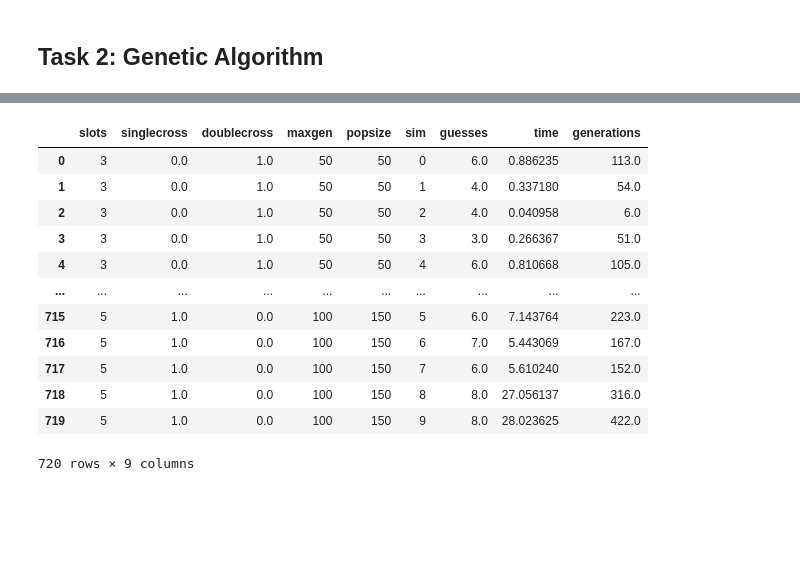
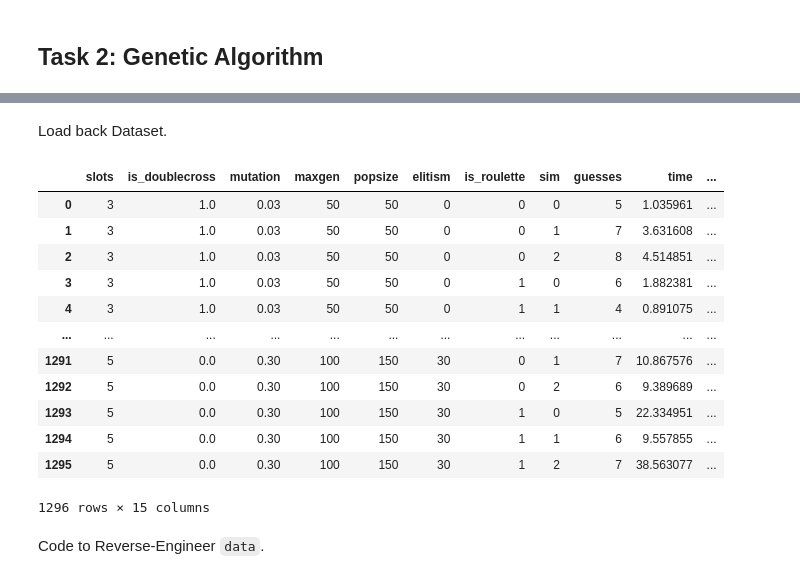
Before and after one commit to ThePyProgrammer/masterMind, a Jupyter notebook: Mastermind.ipynb, the cells around one changed output, grey strips where cells are left out. Cells and saved outputs as stored; diff of their text form; code cells hidden in the pictures; blank space fills up the shorter version.

```diff
--- a/Mastermind.ipynb
+++ b/Mastermind.ipynb
@@ -527,16 +687,21 @@ A subdirectory or file data already exists.
+# %% [markdown]
+Load back Dataset.
 # %%
 df = pd.read_csv("data/sims.csv")
+df
 # %% [output]
-|  | slots | singlecross | doublecross | maxgen | popsize | sim | guesses | time | generations |
-| 0 | 3 | 0.0 | 1.0 | 50 | 50 | 0 | 6.0 | 0.886235 | 113.0 |
-| 1 | 3 | 0.0 | 1.0 | 50 | 50 | 1 | 4.0 | 0.337180 | 54.0 |
-| 2 | 3 | 0.0 | 1.0 | 50 | 50 | 2 | 4.0 | 0.040958 | 6.0 |
-| 3 | 3 | 0.0 | 1.0 | 50 | 50 | 3 | 3.0 | 0.266367 | 51.0 |
-| 4 | 3 | 0.0 | 1.0 | 50 | 50 | 4 | 6.0 | 0.810668 | 105.0 |
-| ... | ... | ... | ... | ... | ... | ... | ... | ... | ... |
-| 715 | 5 | 1.0 | 0.0 | 100 | 150 | 5 | 6.0 | 7.143764 | 223.0 |
-| 716 | 5 | 1.0 | 0.0 | 100 | 150 | 6 | 7.0 | 5.443069 | 167.0 |
-| 717 | 5 | 1.0 | 0.0 | 100 | 150 | 7 | 6.0 | 5.610240 | 152.0 |
-| 718 | 5 | 1.0 | 0.0 | 100 | 150 | 8 | 8.0 | 27.056137 | 316.0 |
-| 719 | 5 | 1.0 | 0.0 | 100 | 150 | 9 | 8.0 | 28.023625 | 422.0 |
+|  | slots | is_doublecross | mutation | maxgen | popsize | elitism | is_roulette | sim | guesses | time | ... |
+| 0 | 3 | 1.0 | 0.03 | 50 | 50 | 0 | 0 | 0 | 5 | 1.035961 | ... |
+| 1 | 3 | 1.0 | 0.03 | 50 | 50 | 0 | 0 | 1 | 7 | 3.631608 | ... |
+| 2 | 3 | 1.0 | 0.03 | 50 | 50 | 0 | 0 | 2 | 8 | 4.514851 | ... |
+| 3 | 3 | 1.0 | 0.03 | 50 | 50 | 0 | 1 | 0 | 6 | 1.882381 | ... |
+| 4 | 3 | 1.0 | 0.03 | 50 | 50 | 0 | 1 | 1 | 4 | 0.891075 | ... |
+| ... | ... | ... | ... | ... | ... | ... | ... | ... | ... | ... | ... |
+| 1291 | 5 | 0.0 | 0.30 | 100 | 150 | 30 | 0 | 1 | 7 | 10.867576 | ... |
+| 1292 | 5 | 0.0 | 0.30 | 100 | 150 | 30 | 0 | 2 | 6 | 9.389689 | ... |
+| 1293 | 5 | 0.0 | 0.30 | 100 | 150 | 30 | 1 | 0 | 5 | 22.334951 | ... |
+| 1294 | 5 | 0.0 | 0.30 | 100 | 150 | 30 | 1 | 1 | 6 | 9.557855 | ... |
+| 1295 | 5 | 0.0 | 0.30 | 100 | 150 | 30 | 1 | 2 | 7 | 38.563077 | ... |
-720 rows × 9 columns
+1296 rows × 15 columns
+# %% [markdown]
+Code to Reverse-Engineer `data`.
```
Also changed, not shown: parts of 42 cells of this notebook, 1 other file.
